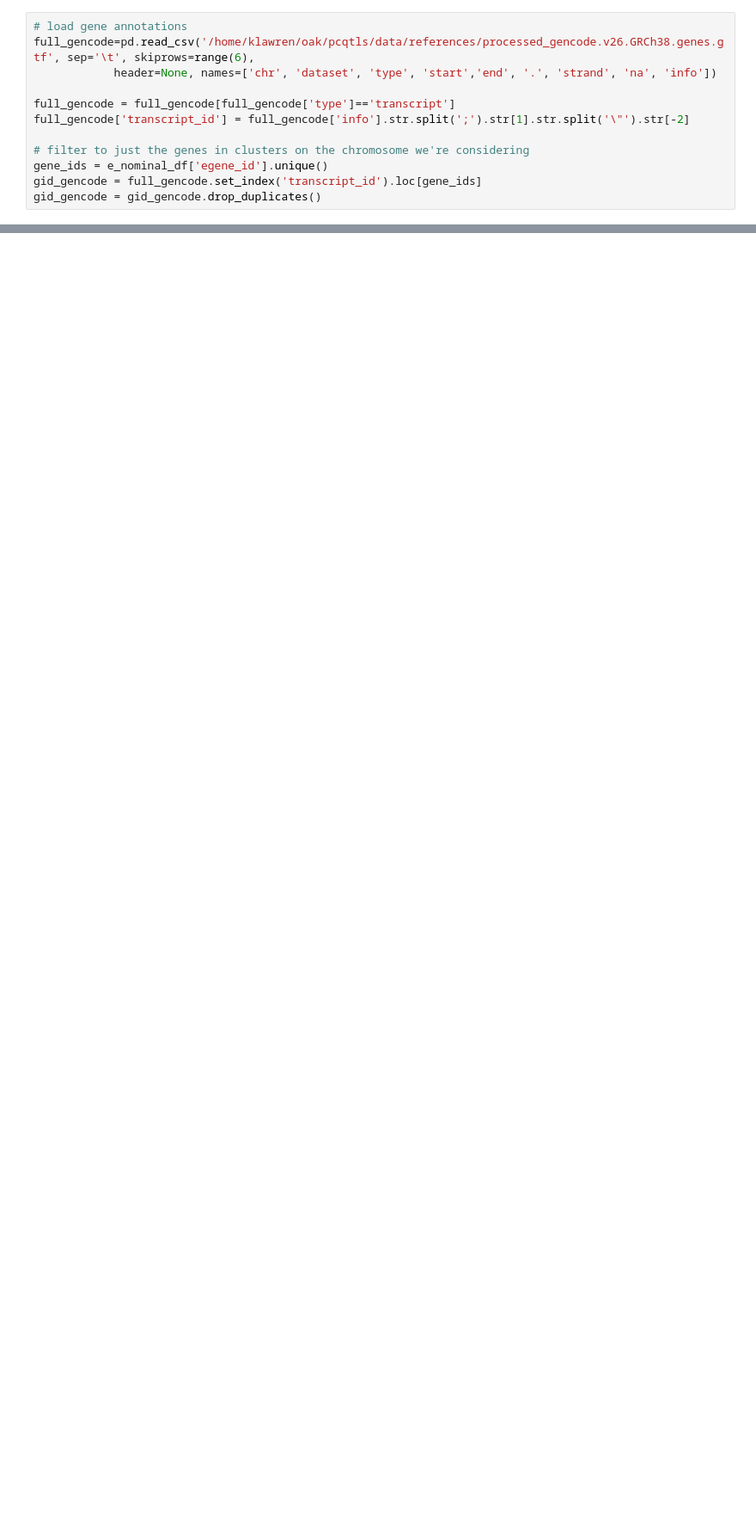
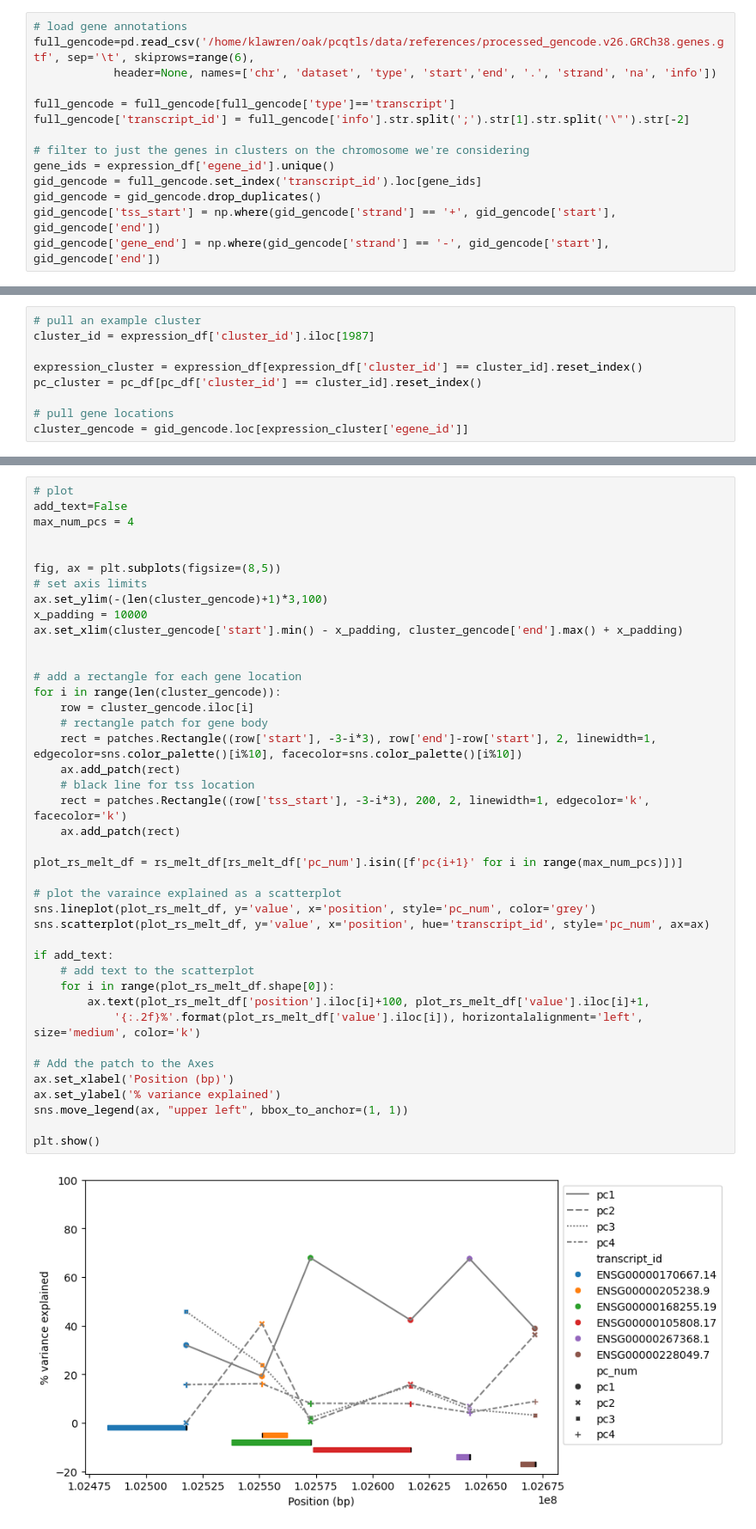
Before and after one commit to kal26/pcqtls, a Jupyter notebook: workflow/notebooks/manhatten_example.ipynb, the cells around one changed output, grey strips where cells are left out. Shown: that part at 86% size. Saved outputs shown, nothing was run; the diff lists cells and outputs as text; blank space fills up the shorter version.

```diff
--- a/workflow/notebooks/manhatten_example.ipynb
+++ b/workflow/notebooks/manhatten_example.ipynb
@@ -89,6 +177,8 @@ full_gencode = full_gencode[full_gencode['type']=='transcript']
 full_gencode['transcript_id'] = full_gencode['info'].str.split(';').str[1].str.split('\"').str[-2]
 
 # filter to just the genes in clusters on the chromosome we're considering
-gene_ids = e_nominal_df['egene_id'].unique()
+gene_ids = expression_df['egene_id'].unique()
 gid_gencode = full_gencode.set_index('transcript_id').loc[gene_ids]
 gid_gencode = gid_gencode.drop_duplicates()
+gid_gencode['tss_start'] = np.where(gid_gencode['strand'] == '+', gid_gencode['start'], gid_gencode['end'])
+gid_gencode['gene_end'] = np.where(gid_gencode['strand'] == '-', gid_gencode['start'], gid_gencode['end'])
@@ -94,0 +205,9 @@ gid_gencode = gid_gencode.drop_duplicates()
+# %%
+# pull an example cluster
+cluster_id = expression_df['cluster_id'].iloc[1987]
+
+expression_cluster = expression_df[expression_df['cluster_id'] == cluster_id].reset_index()
+pc_cluster = pc_df[pc_df['cluster_id'] == cluster_id].reset_index()
+
+# pull gene locations
+cluster_gencode = gid_gencode.loc[expression_cluster['egene_id']]
@@ -95 +241,44 @@ gid_gencode = gid_gencode.drop_duplicates()
+# %%
+# plot
+add_text=False
+max_num_pcs = 4
+
+
+fig, ax = plt.subplots(figsize=(8,5))
+# set axis limits
+ax.set_ylim(-(len(cluster_gencode)+1)*3,100)
+x_padding = 10000
+ax.set_xlim(cluster_gencode['start'].min() - x_padding, cluster_gencode['end'].max() + x_padding)
+
+
+# add a rectangle for each gene location
+for i in range(len(cluster_gencode)):
+    row = cluster_gencode.iloc[i]
+    # rectangle patch for gene body
+    rect = patches.Rectangle((row['start'], -3-i*3), row['end']-row['start'], 2, linewidth=1, edgecolor=sns.color_palette()[i%10], facecolor=sns.color_palette()[i%10])
+    ax.add_patch(rect)
+    # black line for tss location
+    rect = patches.Rectangle((row['tss_start'], -3-i*3), 200, 2, linewidth=1, edgecolor='k', facecolor='k')
+    ax.add_patch(rect)
+
+plot_rs_melt_df = rs_melt_df[rs_melt_df['pc_num'].isin([f'pc{i+1}' for i in range(max_num_pcs)])]
+
+# plot the varaince explained as a scatterplot
+sns.lineplot(plot_rs_melt_df, y='value', x='position', style='pc_num', color='grey')
+sns.scatterplot(plot_rs_melt_df, y='value', x='position', hue='transcript_id', style='pc_num', ax=ax)
+
+if add_text:
+    # add text to the scatterplot
+    for i in range(plot_rs_melt_df.shape[0]):
+        ax.text(plot_rs_melt_df['position'].iloc[i]+100, plot_rs_melt_df['value'].iloc[i]+1,
+            '{:.2f}%'.format(plot_rs_melt_df['value'].iloc[i]), horizontalalignment='left', size='medium', color='k')
+
+# Add the patch to the Axes
+ax.set_xlabel('Position (bp)')
+ax.set_ylabel('% variance explained')
+sns.move_legend(ax, "upper left", bbox_to_anchor=(1, 1))
+
+plt.show()
+# %% [output]
+[figure, added]
 # %% [markdown]
```
Also changed, not shown: parts of 25 cells of this notebook, 5 other files.
